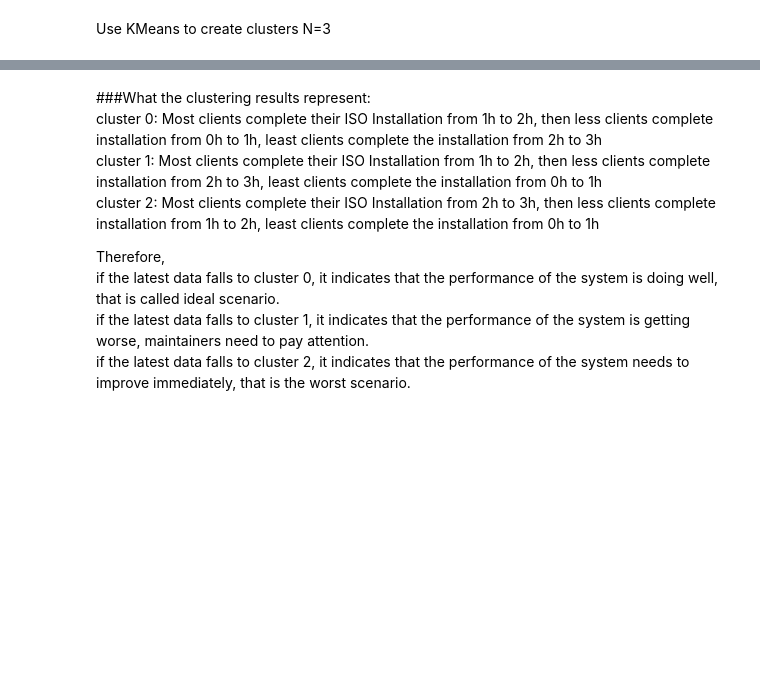
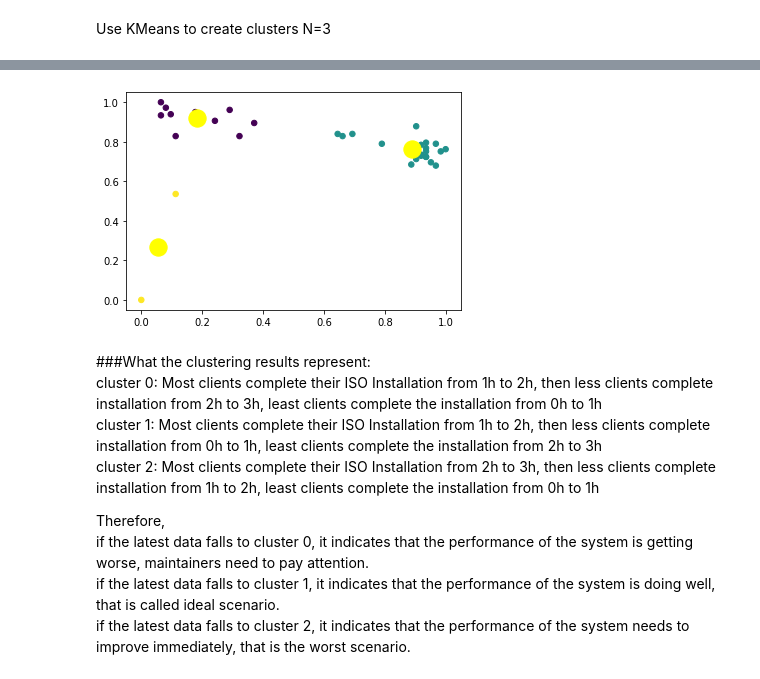
Before and after one commit to YuxingW/machine_learning, a Jupyter notebook: hw1_cluster_kmean/sci_kmean.ipynb, the cells around one changed output, grey strips where cells are left out. Cells and saved outputs as stored; diff of their text form; code cells hidden in the pictures; blank space fills up the shorter version.

```diff
--- a/hw1_cluster_kmean/sci_kmean.ipynb
+++ b/hw1_cluster_kmean/sci_kmean.ipynb
@@ -70,10 +92,17 @@ point: [ 61 137  22] is in cluster 0
+# %%
+X = normalized_df[0:].values
+plt.scatter(X[:, 0], X[:, 1], c=y_kmean, s=30, cmap='viridis')
+plt.scatter(kmeans.cluster_centers_[:, 0], kmeans.cluster_centers_[:, 1], s=300, c='yellow', label = 'Centroids')
+plt.show()
+# %% [output]
+[figure, added]
 # %% [markdown]
 ###What the clustering results represent: <br />
-cluster 0: Most clients complete their ISO Installation from 1h to 2h, then less clients complete installation from 0h to 1h, least clients complete the installation from 2h to 3h <br />
-cluster 1: Most clients complete their ISO Installation from 1h to 2h, then less clients complete installation from 2h to 3h, least clients complete the installation from 0h to 1h <br />
+cluster 0: Most clients complete their ISO Installation from 1h to 2h, then less clients complete installation from 2h to 3h, least clients complete the installation from 0h to 1h <br />
+cluster 1: Most clients complete their ISO Installation from 1h to 2h, then less clients complete installation from 0h to 1h, least clients complete the installation from 2h to 3h <br />
 cluster 2: Most clients complete their ISO Installation from 2h to 3h, then less clients complete installation from 1h to 2h, least clients complete the installation from 0h to 1h <br />
 
 Therefore, <br />
-if the latest data falls to cluster 0, it indicates that the performance of the system is doing well, that is called ideal scenario. <br />
-if the latest data falls to cluster 1, it indicates that the performance of the system is getting worse, maintainers need to pay attention. <br />
+if the latest data falls to cluster 0, it indicates that the performance of the system is getting worse, maintainers need to pay attention. <br />
+if the latest data falls to cluster 1, it indicates that the performance of the system is doing well, that is called ideal scenario. <br />
 if the latest data falls to cluster 2, it indicates that the performance of the system needs to improve immediately, that is the worst scenario. <br />
```
Also changed, not shown: parts of 5 cells of this notebook.
